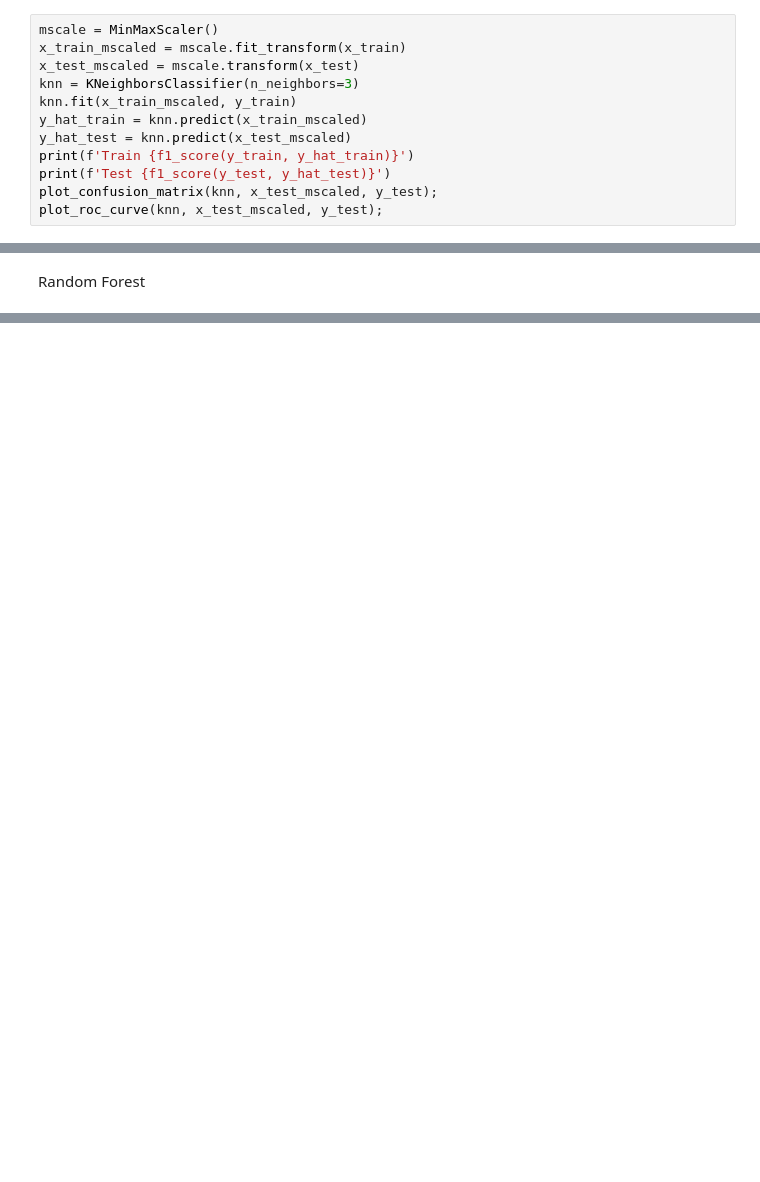
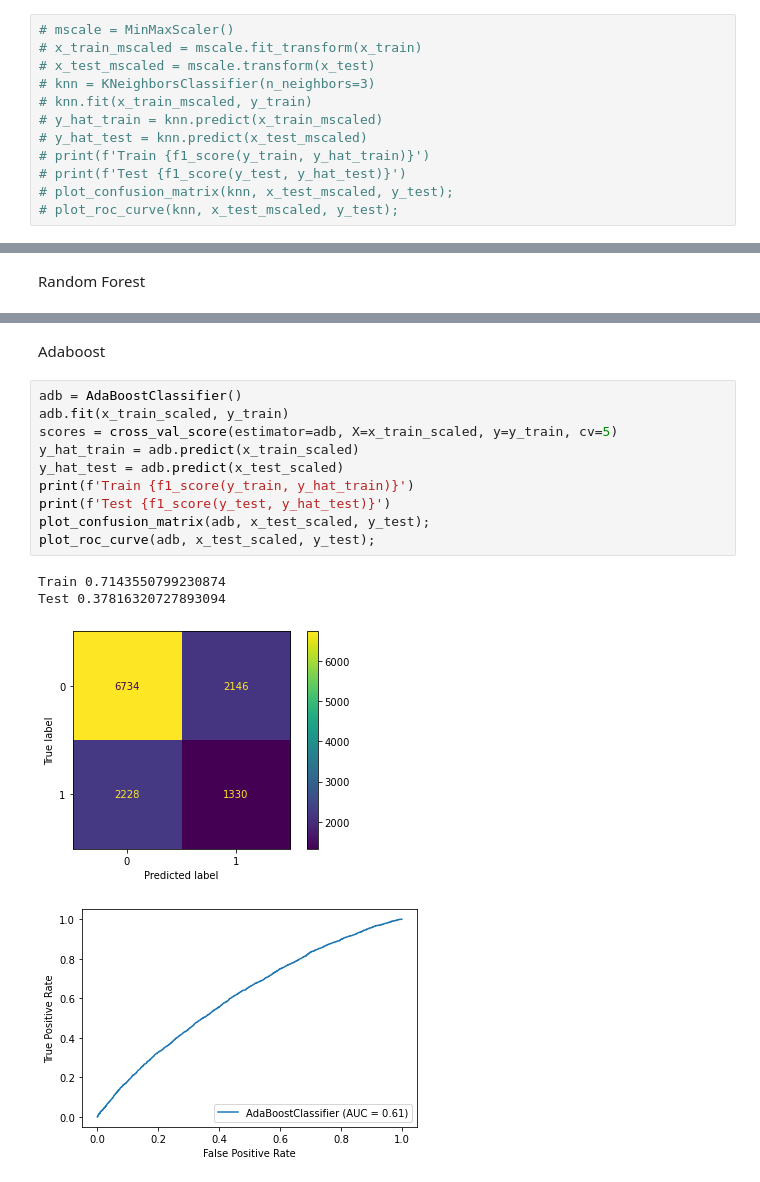
Before and after one commit to chris-helmerson/Cellular_Customer_Churn_Prediction, a Jupyter notebook: EDA.ipynb, the cells around one changed output, grey strips where cells are left out. Saved outputs shown, nothing was run; the diff lists cells and outputs as text; blank space fills up the shorter version.

```diff
--- a/EDA.ipynb
+++ b/EDA.ipynb
@@ -167,14 +196,14 @@ Test 0.05756535516239768
 # %% [markdown]
 KNN
 # %%
-mscale = MinMaxScaler()
-x_train_mscaled = mscale.fit_transform(x_train)
-x_test_mscaled = mscale.transform(x_test)
-knn = KNeighborsClassifier(n_neighbors=3)
-knn.fit(x_train_mscaled, y_train)
-y_hat_train = knn.predict(x_train_mscaled)
-y_hat_test = knn.predict(x_test_mscaled)
-print(f'Train {f1_score(y_train, y_hat_train)}')
-print(f'Test {f1_score(y_test, y_hat_test)}')
-plot_confusion_matrix(knn, x_test_mscaled, y_test);
-plot_roc_curve(knn, x_test_mscaled, y_test);
+# mscale = MinMaxScaler()
+# x_train_mscaled = mscale.fit_transform(x_train)
+# x_test_mscaled = mscale.transform(x_test)
+# knn = KNeighborsClassifier(n_neighbors=3)
+# knn.fit(x_train_mscaled, y_train)
+# y_hat_train = knn.predict(x_train_mscaled)
+# y_hat_test = knn.predict(x_test_mscaled)
+# print(f'Train {f1_score(y_train, y_hat_train)}')
+# print(f'Test {f1_score(y_test, y_hat_test)}')
+# plot_confusion_matrix(knn, x_test_mscaled, y_test);
+# plot_roc_curve(knn, x_test_mscaled, y_test);
@@ -218,0 +227,17 @@ Test 0.1249372804816859
+# %% [markdown]
+Adaboost
+# %%
+adb = AdaBoostClassifier()
+adb.fit(x_train_scaled, y_train)
+scores = cross_val_score(estimator=adb, X=x_train_scaled, y=y_train, cv=5)
+y_hat_train = adb.predict(x_train_scaled)
+y_hat_test = adb.predict(x_test_scaled)
+print(f'Train {f1_score(y_train, y_hat_train)}')
+print(f'Test {f1_score(y_test, y_hat_test)}')
+plot_confusion_matrix(adb, x_test_scaled, y_test);
+plot_roc_curve(adb, x_test_scaled, y_test);
+# %% [output]
+Train 0.7143550799230874
+Test 0.37816320727893094
+[figure, added]
+[figure, added]
```
Also changed, not shown: parts of 10 cells of this notebook.
